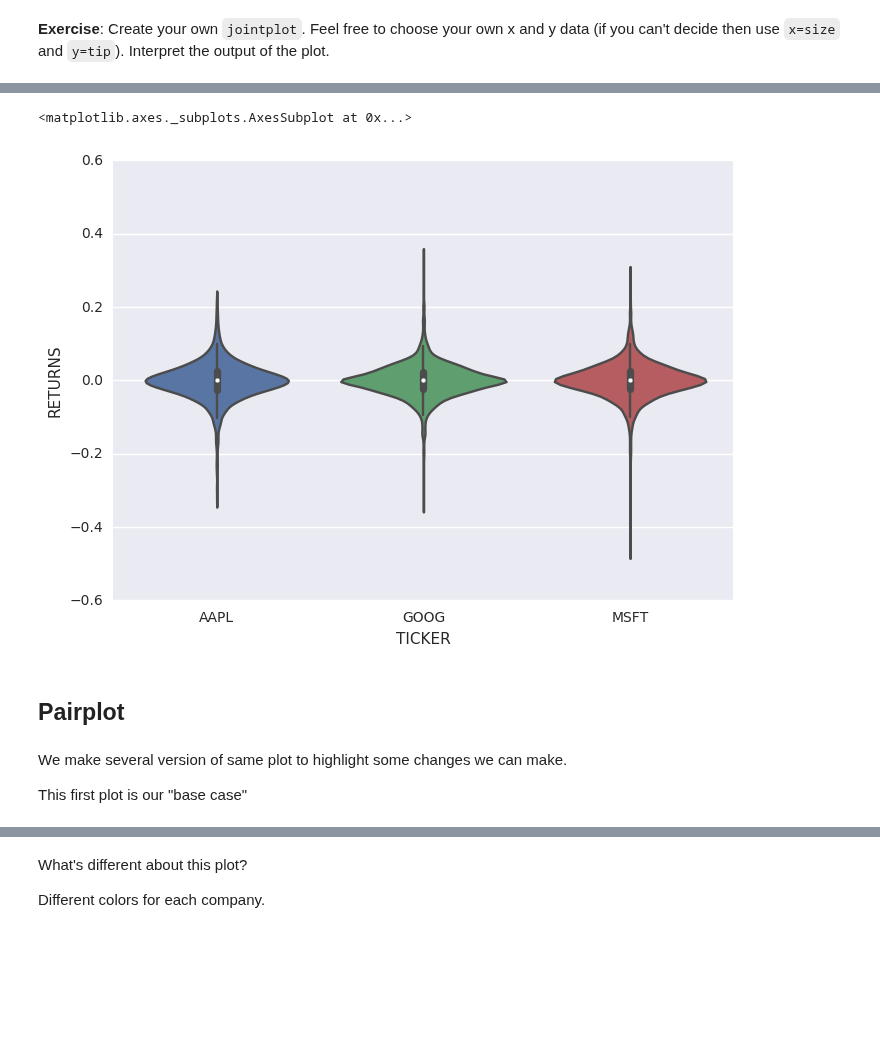
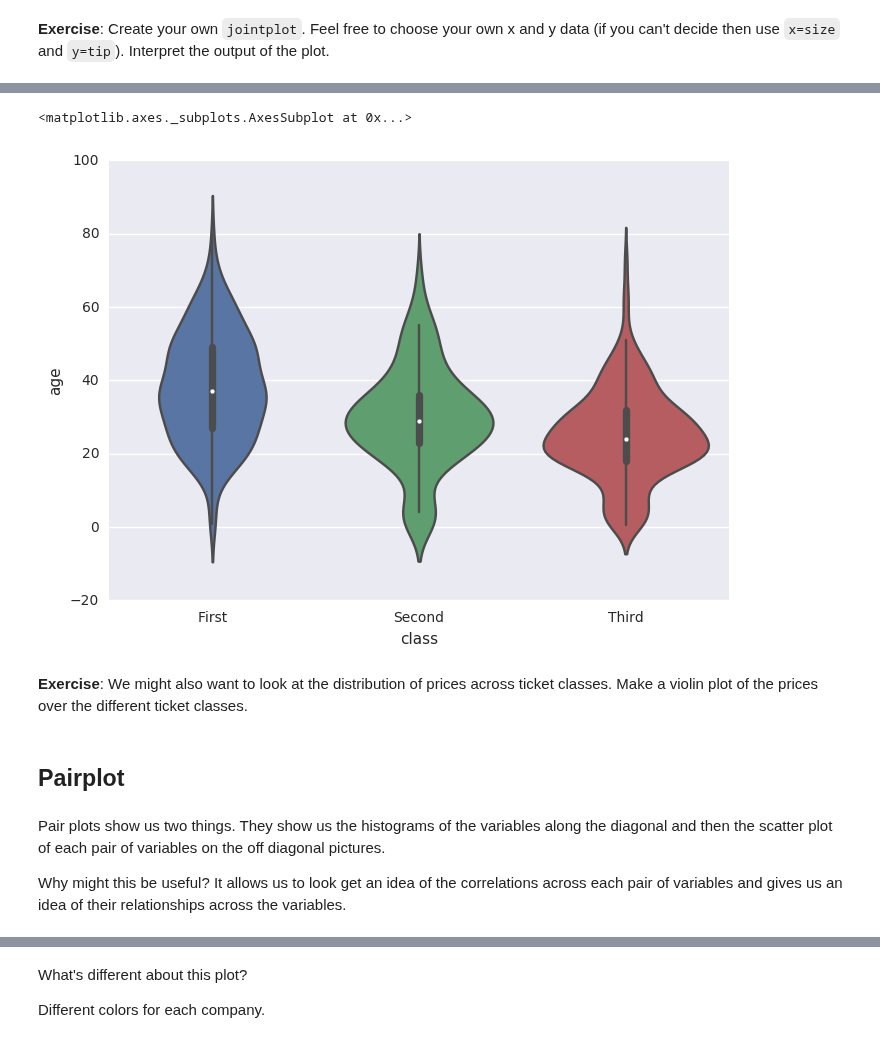
Before and after one commit to DaveBackus/Data_Bootcamp, a Jupyter notebook: Code/IPython/bootcamp_advgraphics_seaborn.ipynb, the cells around one changed output, grey strips where cells are left out. Cells and saved outputs as stored; diff of their text form; code cells hidden in the pictures; blank space fills up the shorter version.

```diff
--- a/Code/IPython/bootcamp_advgraphics_seaborn.ipynb
+++ b/Code/IPython/bootcamp_advgraphics_seaborn.ipynb
@@ -214,12 +240,14 @@ sns.jointplot(x="total_bill", y="tip", data=tips, kind="kde")
 # %%
-sns.violinplot(x="TICKER", y="RETURNS", data=minidata)
+sns.violinplot(x="class", y="age", data=tita)
 # %% [output]
 <matplotlib.axes._subplots.AxesSubplot at 0x...>
-[figure, old version]
+[figure, new version]
+# %% [markdown]
+**Exercise**: We might also want to look at the distribution of prices across ticket classes. Make a violin plot of the prices over the different ticket classes.
 # %% [markdown]
 ## Pairplot
-# %% [markdown]
-We make several version of same plot to highlight some changes we can make.
-
-This first plot is our "base case"
+# %% [markdown]
+Pair plots show us two things. They show us the histograms of the variables along the diagonal and then the scatter plot of each pair of variables on the off diagonal pictures.
+
+Why might this be useful? It allows us to look get an idea of the correlations across each pair of variables and gives us an idea of their relationships across the variables.
 # %%
```
Also changed, not shown: parts of 34 cells of this notebook.
